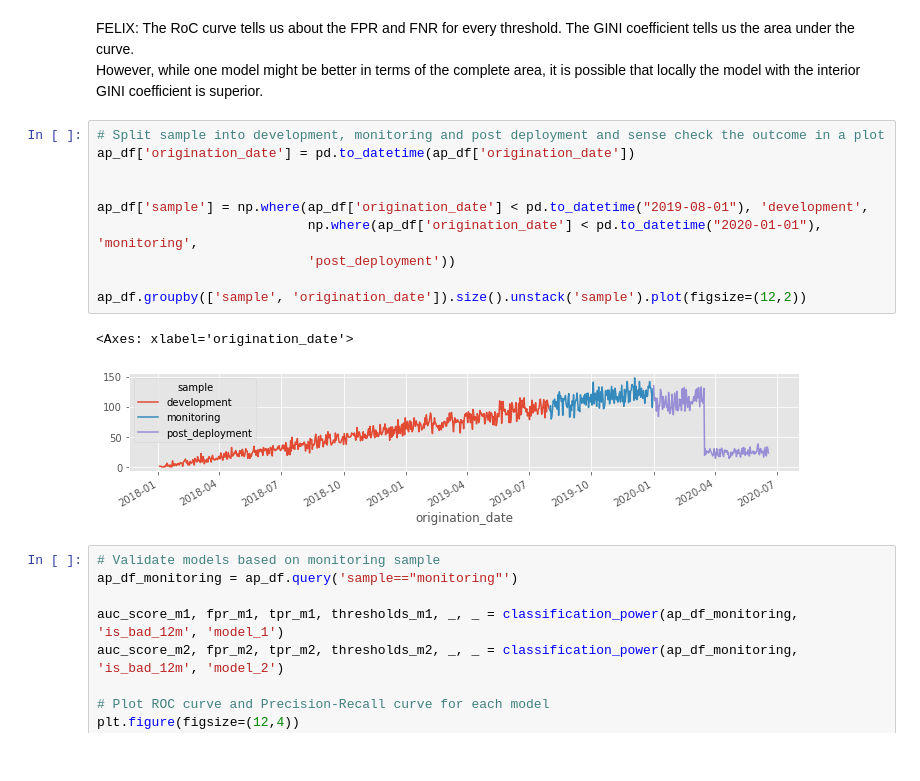
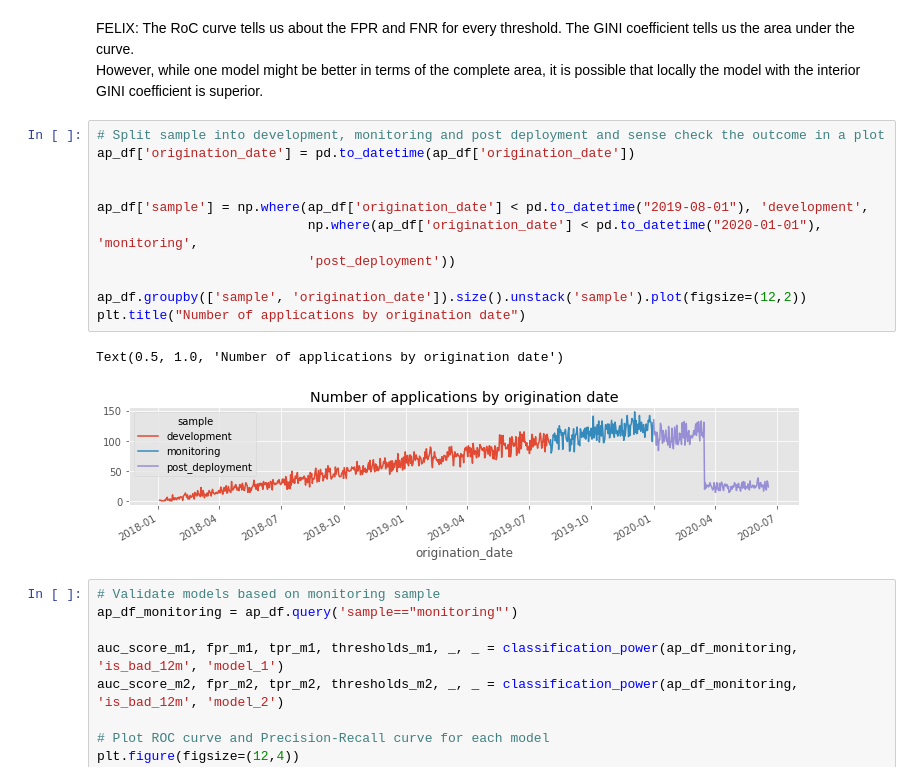
Before and after one commit to FelixHoeschle/m_take_home, a Jupyter notebook: 2_main_tasks.ipynb, the cells around one changed output. Drawn from its saved outputs; the diff is of its cells as text.

Commit message:
titles

```diff
--- a/2_main_tasks.ipynb
+++ b/2_main_tasks.ipynb
@@ -49,16 +49,17 @@ However, while one model might be better in terms of the complete area, it is po
 # %%
 # Split sample into development, monitoring and post deployment and sense check the outcome in a plot
 ap_df['origination_date'] = pd.to_datetime(ap_df['origination_date'])
 
 
 ap_df['sample'] = np.where(ap_df['origination_date'] < pd.to_datetime("2019-08-01"), 'development',
                            np.where(ap_df['origination_date'] < pd.to_datetime("2020-01-01"), 'monitoring',
                            'post_deployment'))
 
 ap_df.groupby(['sample', 'origination_date']).size().unstack('sample').plot(figsize=(12,2))
+plt.title("Number of applications by origination date")
 # %% [output]
-<Axes: xlabel='origination_date'>
+Text(0.5, 1.0, 'Number of applications by origination date')
-[figure, old version]
+[figure, new version]
 # %%
 # Validate models based on monitoring sample
 ap_df_monitoring = ap_df.query('sample=="monitoring"')
```
Also changed, not shown: parts of 2 cells of this notebook.
